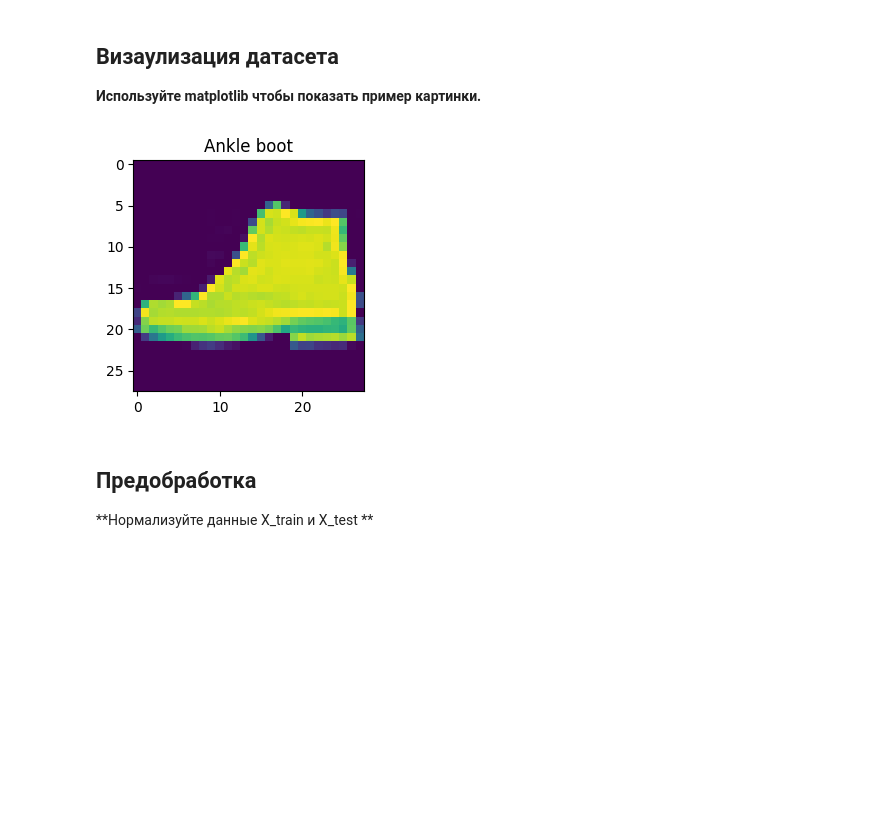
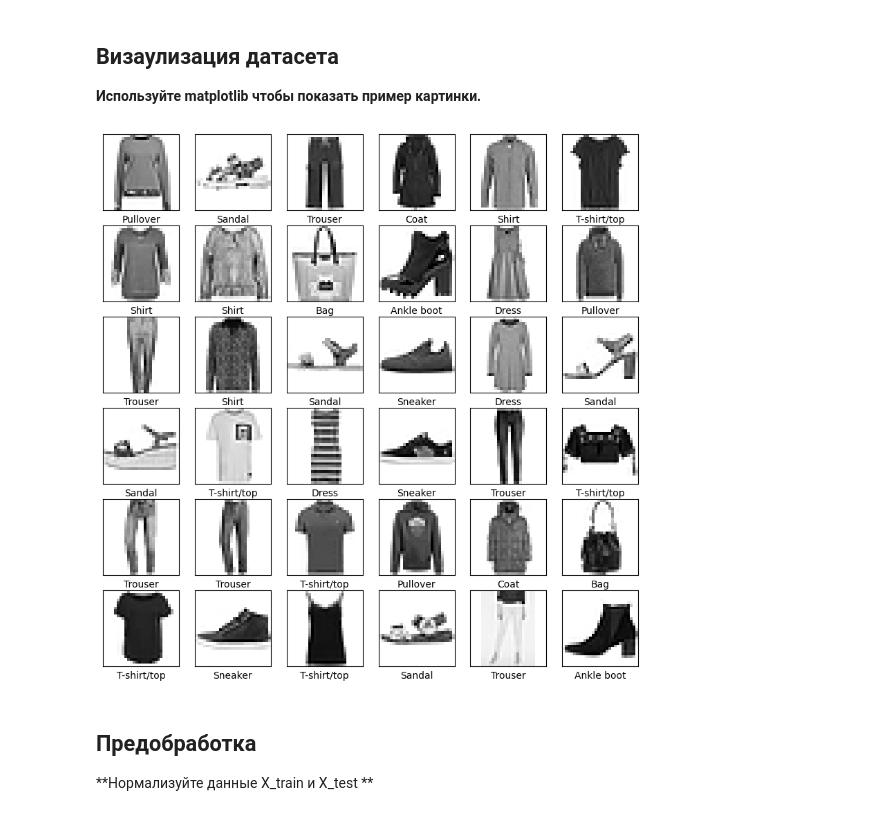
Before and after one commit to Rivgad/innopolis.image_classification, a Jupyter notebook: notebook.ipynb, the cells around one changed output. Drawn from its saved outputs; the diff is of its cells as text; code cells hidden in the pictures; blank space fills up the shorter version.

Commit message:
update visualization

```diff
--- a/notebook.ipynb
+++ b/notebook.ipynb
@@ -31,12 +31,12 @@ def load_data() -> tuple[tuple[np.ndarray, np.ndarray], tuple[np.ndarray, np.nda
     return fashion_mnist.load_data()
 
 
-(x_train, y_train), (x_test, y_test) = load_data()
+(train_images, train_labels), (test_images, test_labels) = load_data()
 
-assert x_train.shape == (60000, 28, 28)
-assert x_test.shape == (10000, 28, 28)
-assert y_train.shape == (60000,)
-assert y_test.shape == (10000,)
+assert train_images.shape == (60000, 28, 28)
+assert test_images.shape == (10000, 28, 28)
+assert train_labels.shape == (60000,)
+assert test_labels.shape == (10000,)
 # %% [markdown]
 ## Визаулизация датасета
 
@@ -54,17 +54,24 @@ class_names = [
     "Bag",
     "Ankle boot",
 ]
-# %%
-import matplotlib.pyplot as plt
-
-item_idx = 42
-
-plt.figure(figsize=(3, 3))
-plt.imshow(x_train[item_idx])
-plt.title(class_names[y_train[item_idx]])
-plt.show()
-# %% [output]
-[figure, removed]
+# %%
+import matplotlib.pyplot as plt
+
+item_idx = 42
+
+random_idxs = np.random.choice(60000, 36)
+
+plt.figure(figsize=(10, 10))
+for i in range(36):
+    plt.subplot(6, 6, i + 1)
+    plt.xticks([])
+    plt.yticks([])
+    plt.grid(False)
+    image_idx = random_idxs[i]
+    plt.imshow(np.squeeze(train_images[image_idx]), cmap=plt.cm.binary)
+    plt.xlabel(class_names[train_labels[image_idx]])
+# %% [output]
+[figure, added]
 # %% [markdown]
 ## Предобработка
 
```
Also changed, not shown: parts of 1 cell of this notebook.
